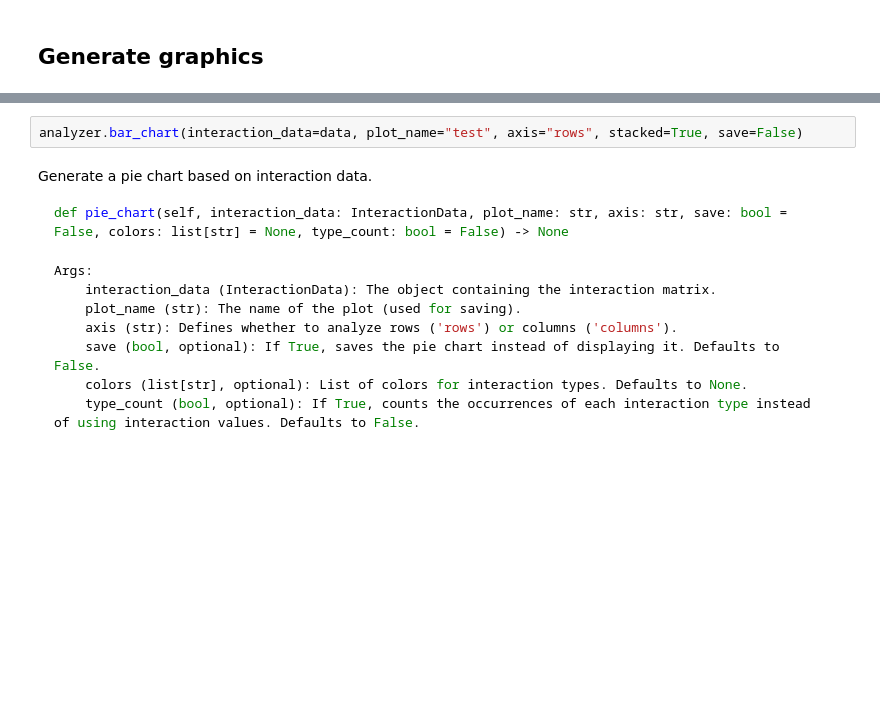
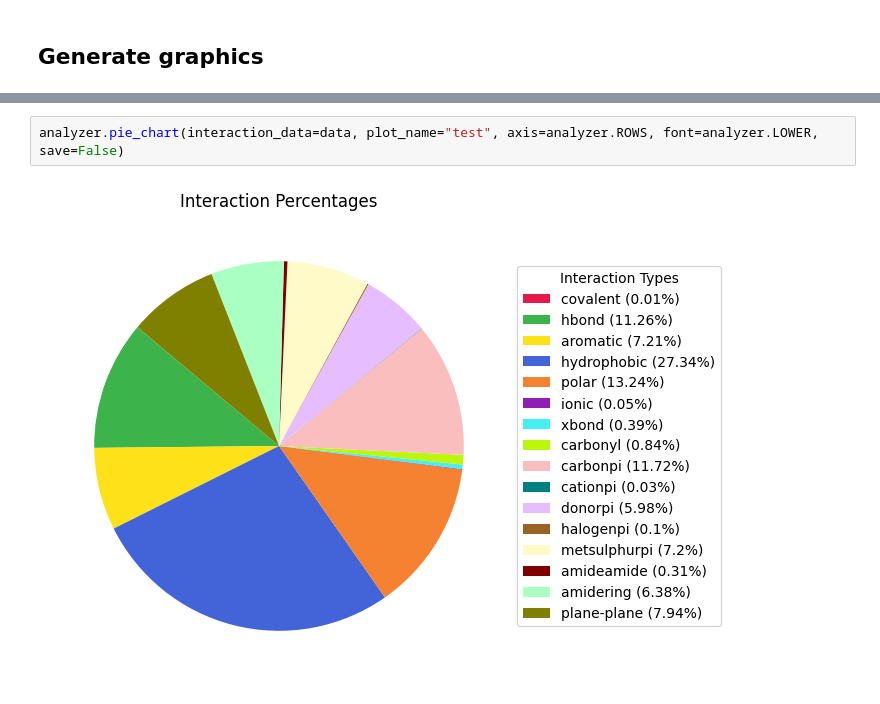
Before and after one commit to 31ldts/CORAL-PIC, a Jupyter notebook: ifp_organizer.ipynb, the cells around one changed output, grey strips where cells are left out. Drawn from its saved outputs; the diff is of its cells as text; blank space fills up the shorter version.

````diff
--- a/ifp_organizer.ipynb
+++ b/ifp_organizer.ipynb
@@ -91,16 +449,4 @@ Args:
 # %%
-analyzer.bar_chart(interaction_data=data, plot_name="test", axis="rows", stacked=True, save=False)
+analyzer.pie_chart(interaction_data=data, plot_name="test", axis=analyzer.ROWS, font=analyzer.LOWER, save=False)
+# %% [output]
+[figure, added]
-# %% [markdown]
-Generate a pie chart based on interaction data.
-```python
-def pie_chart(self, interaction_data: InteractionData, plot_name: str, axis: str, save: bool = False, colors: list[str] = None, type_count: bool = False) -> None
-```
-```python
-Args:
-    interaction_data (InteractionData): The object containing the interaction matrix.
-    plot_name (str): The name of the plot (used for saving).
-    axis (str): Defines whether to analyze rows ('rows') or columns ('columns').
-    save (bool, optional): If True, saves the pie chart instead of displaying it. Defaults to False.
-    colors (list[str], optional): List of colors for interaction types. Defaults to None.
-    type_count (bool, optional): If True, counts the occurrences of each interaction type instead of using interaction values. Defaults to False.
-```
````
Also changed, not shown: parts of 60 cells of this notebook.
